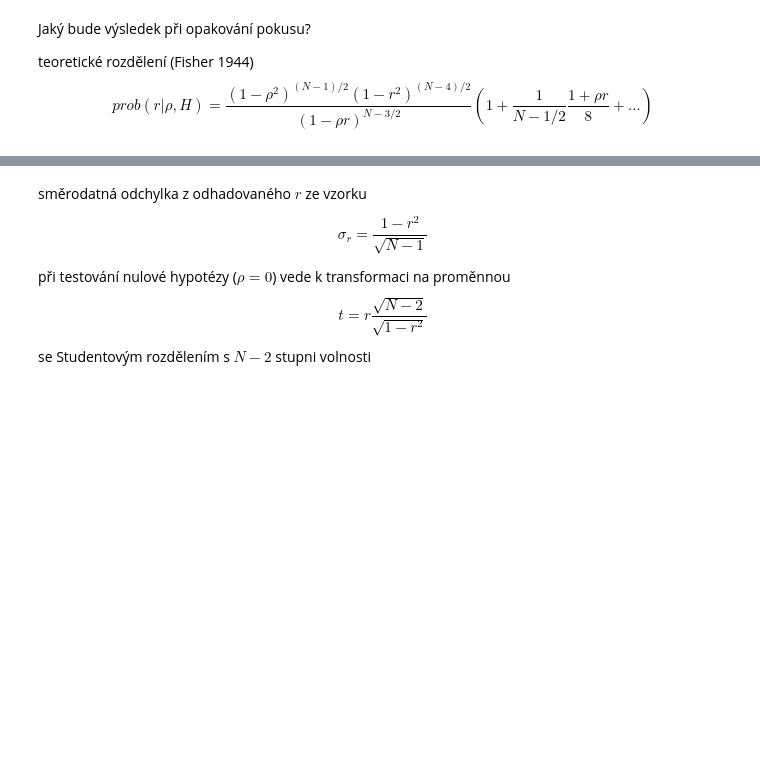
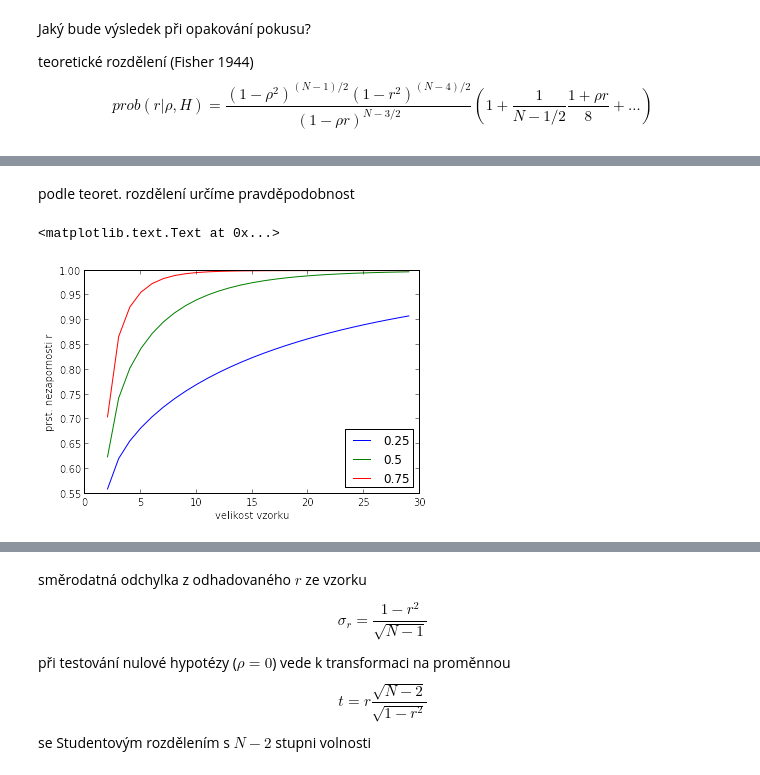
Before and after one commit to limu007/TPX, a Jupyter notebook: Korelace.ipynb, the cells around one changed output, grey strips where cells are left out. Drawn from its saved outputs; the diff is of its cells as text; code cells hidden in the pictures; blank space fills up the shorter version.

```diff
--- a/Korelace.ipynb
+++ b/Korelace.ipynb
@@ -97,0 +100,16 @@ v1.max(),v2.max()
+# %%
+from scipy.integrate import quad
+qlist=[.25,.5,.75]
+cnorm=[[quad(lambda x:tefun(x,q,i),-0.999,0.999)[0] for i in range(2,30)] for q in qlist]
+cmids=[[quad(lambda x:tefun(x,q,i),0,0.999)[0] for i in range(2,30)] for q in qlist]
+# %% [markdown]
+podle teoret. rozdělení určíme pravděpodobnost
+# %%
+cquant=array(cmids)/array(cnorm)
+[plot(range(2,30),c) for c in cquant]
+legend(qlist,loc=4)
+xlabel("velikost vzorku")
+ylabel("prst. nezapornosti r")
+# %% [output]
+<matplotlib.text.Text at 0x...>
+[figure, added]
```
Also changed, not shown: parts of 11 cells of this notebook, 2 other files.
